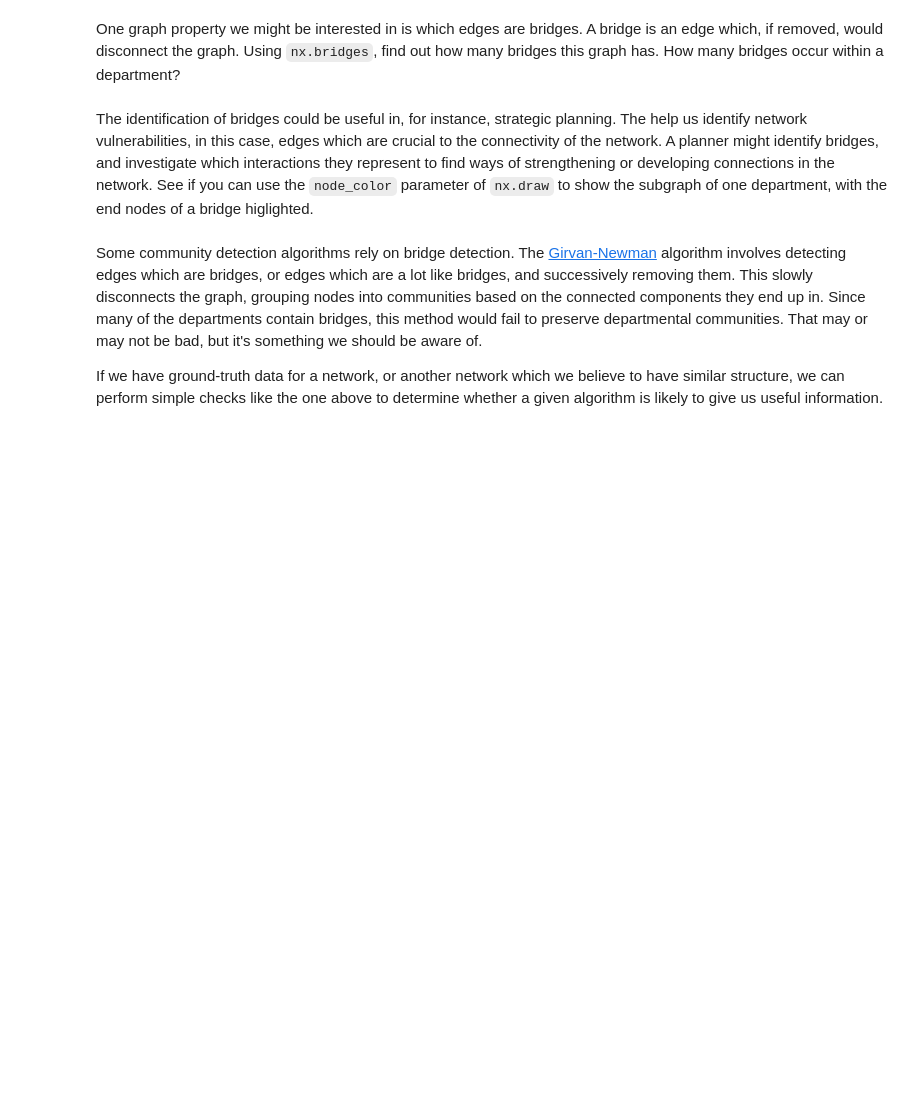
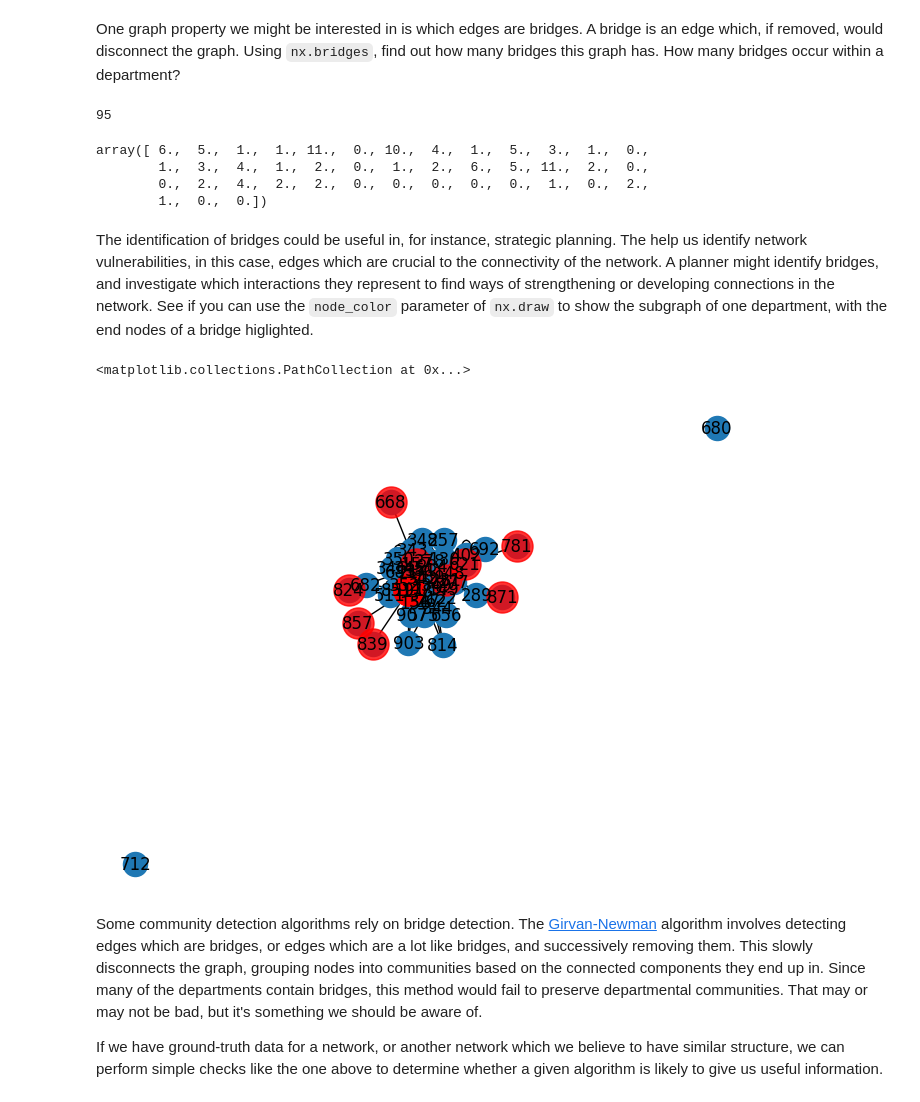
Before and after one commit to nbonacchi/python-programming, a Jupyter notebook: python-data-science/python-data-extra-networks.ipynb, the cells around one changed output. Saved outputs shown, nothing was run; the diff lists cells and outputs as text; code cells hidden in the pictures; blank space fills up the shorter version.

```diff
--- a/python-data-science/python-data-extra-networks.ipynb
+++ b/python-data-science/python-data-extra-networks.ipynb
@@ -95,6 +124,10 @@ We can get the connected components and check their size: `len(G)` gives the num
 
 (Also note the cast to a list here: `nx.connected_component_subgraphs` returns a _generator_ object, not a list.)
 # %%
-comps = list(nx.connected_component_subgraphs(G))
+comps = list(nx.connected_components(G))
 for c in comps:
-    print(len(c))
+    subgraph = G.subgraph(c)
+    print(len(subgraph))
+
+# To print the total number of components, add:
+print(f"\nTotal number of components: {len(comps)}")
@@ -101,5 +152,6 @@ for c in comps:
 # %% [markdown]
 We might decide that these singleton components are outliers, and then we can obtain the largest connected component of the graph.
 # %%
-G = sorted(comps, key=len, reverse=True)[0] #Get connected components, sort by size, get biggest
+G = G.subgraph(sorted(comps, key=len, reverse=True)[0]).copy() # Get the largest connected component as a graph
+# G = sorted(comps, key=len, reverse=True)[0] #Get connected components, sort by size, get biggest
 len(G)
@@ -107,8 +161,53 @@ len(G)
 ## Finding Bridges
 # %% [markdown]
 One graph property we might be interested in is which edges are bridges. A bridge is an edge which, if removed, would disconnect the graph. Using `nx.bridges`, find out how many bridges this graph has. How many bridges occur within a department?
+# %%
+bridges = list(nx.bridges(G))
+len(bridges)
+# %% [output]
+95
+# %%
+num_bridges_depts = np.zeros(42)
+for i in range(42):
+    nodes = []
+    for j in range(len(G)):
+        if depts[str(j)] == str(i):
+            nodes.append(j)
+    subgraph = G.subgraph(nodes)
+    num_bridges_depts[i] = len(list(nx.bridges(subgraph)))
+num_bridges_depts
+# %% [output]
+array([ 6.,  5.,  1.,  1., 11.,  0., 10.,  4.,  1.,  5.,  3.,  1.,  0.,
+        1.,  3.,  4.,  1.,  2.,  0.,  1.,  2.,  6.,  5., 11.,  2.,  0.,
+        0.,  2.,  4.,  2.,  2.,  0.,  0.,  0.,  0.,  0.,  1.,  0.,  2.,
+        1.,  0.,  0.])
 # %% [markdown]
 The identification of bridges could be useful in, for instance, strategic planning. The help us identify network vulnerabilities, in this case, edges which are crucial to the connectivity of the network. A planner might identify bridges, and investigate which interactions they represent to find ways of strengthening or developing connections in the network. See if you can use the `node_color` parameter of `nx.draw` to show the subgraph of one department, with the end nodes of a bridge higlighted.
+# %%
+i = 0
+nodes = []
+for j in range(len(G)):
+    if depts[str(j)] == str(i):
+        nodes.append(j)
+subgraph = G.subgraph(nodes)
+bridges_dept_0 = list(nx.bridges(subgraph))
+num_bridges_dept_0 = len(bridges_dept_0)
+bridge_node = []
+for i in range(num_bridges_dept_0):
+    bridge_node.append(bridges_dept_0[i][0])
+    bridge_node.append(int(bridges_dept_0[i][1]))
+
+pos=nx.spring_layout(subgraph) # positions for all nodes
+nx.draw(subgraph, pos, with_labels=True)
+# bridge nodes
+nx.draw_networkx_nodes(subgraph,pos,
+                       nodelist=bridge_node,
+                       node_color='r',
+                       node_size=500,
+                   alpha=0.8)
+# %% [output]
+<matplotlib.collections.PathCollection at 0x...>
+[figure, added]
 # %% [markdown]
 Some community detection algorithms rely on bridge detection. The [Girvan-Newman](https://en.wikipedia.org/wiki/Girvan%E2%80%93Newman_algorithm) algorithm involves detecting edges which are bridges, or edges which are a lot like bridges, and successively removing them. This slowly disconnects the graph, grouping nodes into communities based on the connected components they end up in. Since many of the departments contain bridges, this method would fail to preserve departmental communities. That may or may not be bad, but it's something we should be aware of.
 
```
Also changed, not shown: parts of 19 cells of this notebook, 5 other files.
